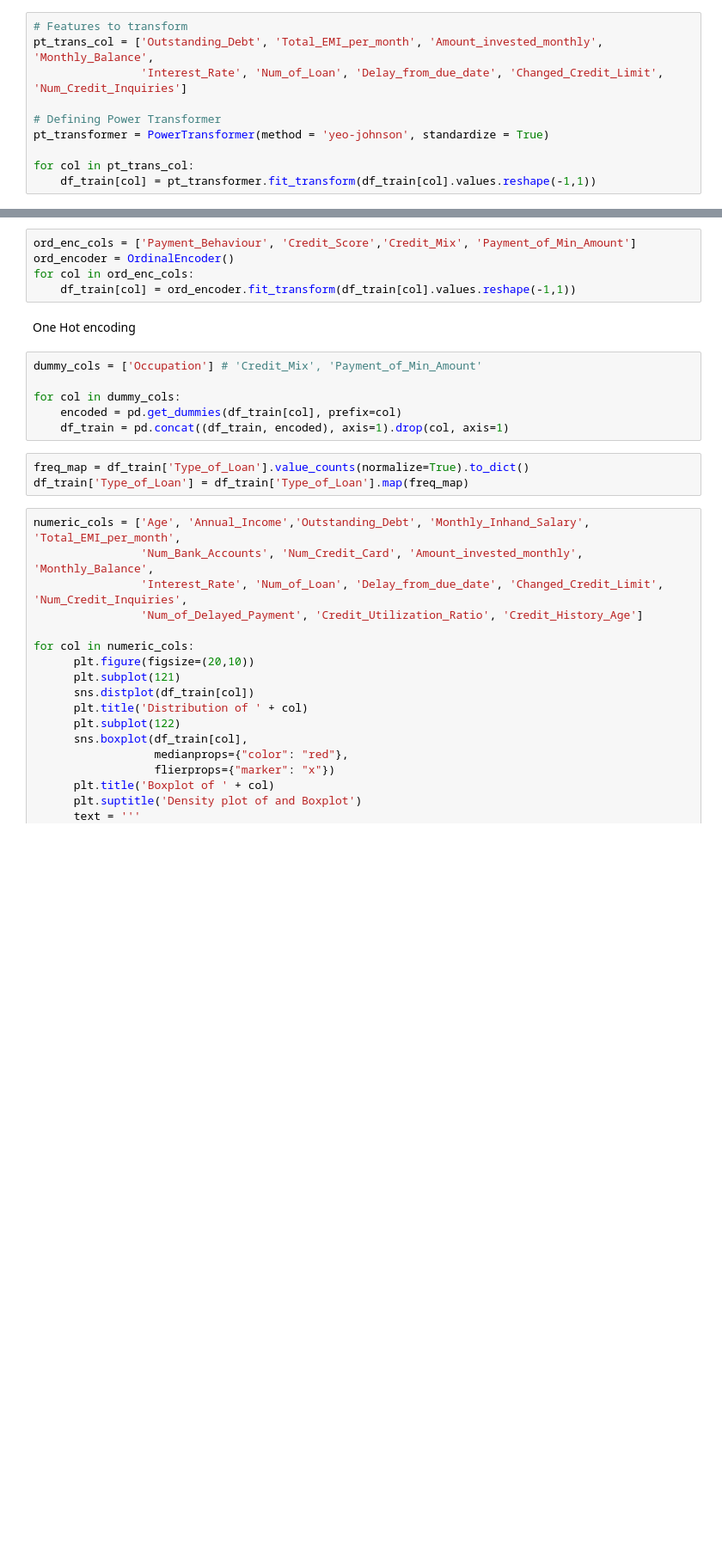
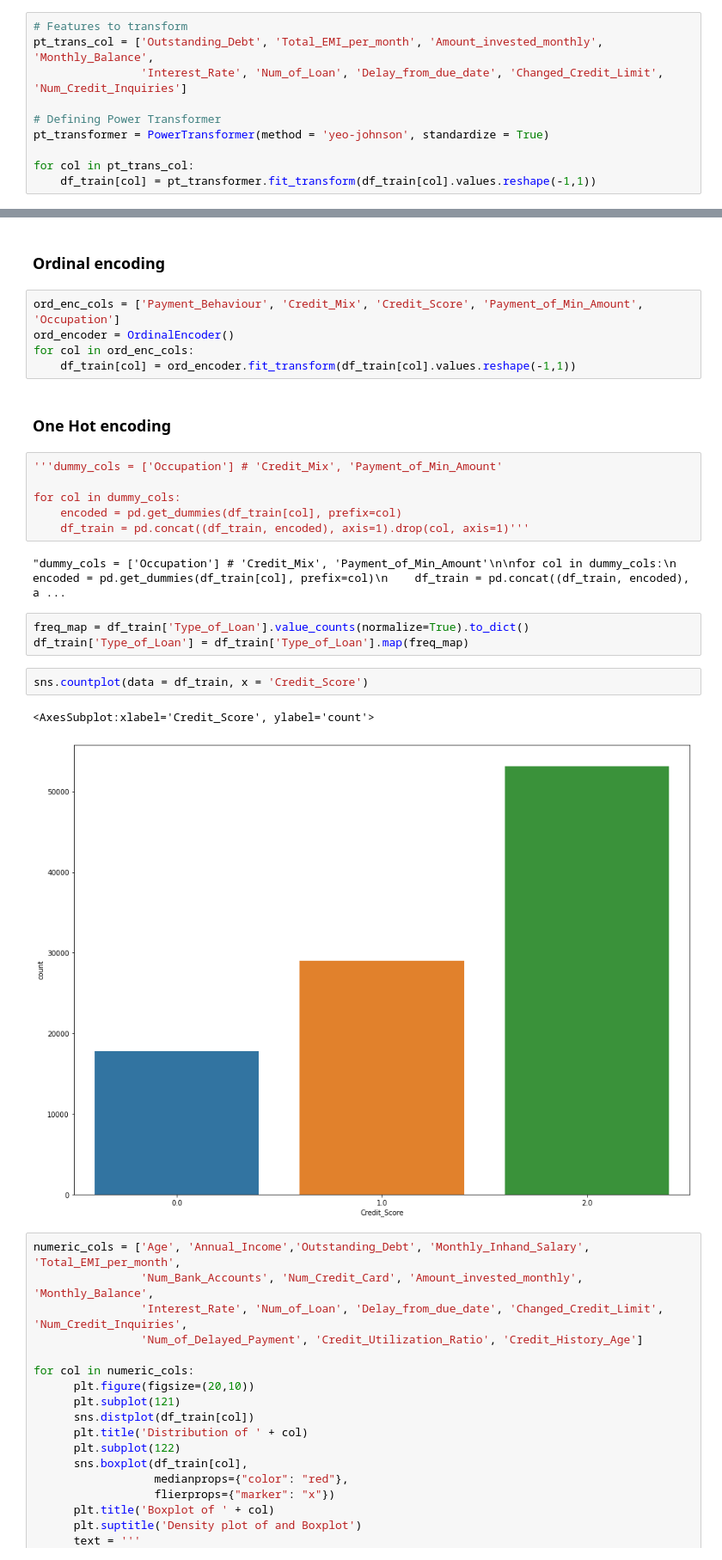
Before and after one commit to ptrGSKA/Credit_Score_Classification, a Jupyter notebook: credit_score_classification.ipynb, the cells around one changed output, grey strips where cells are left out. Shown at 86% size. Saved outputs shown, nothing was run; the diff lists cells and outputs as text; blank space fills up the shorter version.

```diff
--- a/credit_score_classification.ipynb
+++ b/credit_score_classification.ipynb
@@ -701,19 +710,28 @@ Ordinal encoding
+# %% [markdown]
+### Ordinal encoding
 # %%
-ord_enc_cols = ['Payment_Behaviour', 'Credit_Score','Credit_Mix', 'Payment_of_Min_Amount']
+ord_enc_cols = ['Payment_Behaviour', 'Credit_Mix', 'Credit_Score', 'Payment_of_Min_Amount', 'Occupation']
 ord_encoder = OrdinalEncoder()
 for col in ord_enc_cols:
     df_train[col] = ord_encoder.fit_transform(df_train[col].values.reshape(-1,1))
 # %% [markdown]
-One Hot encoding
+### One Hot encoding
 # %%
-dummy_cols = ['Occupation'] # 'Credit_Mix', 'Payment_of_Min_Amount'
+'''dummy_cols = ['Occupation'] # 'Credit_Mix', 'Payment_of_Min_Amount'
 
 for col in dummy_cols:
     encoded = pd.get_dummies(df_train[col], prefix=col)
-    df_train = pd.concat((df_train, encoded), axis=1).drop(col, axis=1)
+    df_train = pd.concat((df_train, encoded), axis=1).drop(col, axis=1)'''
+# %% [output]
+"dummy_cols = ['Occupation'] # 'Credit_Mix', 'Payment_of_Min_Amount'\n\nfor col in dummy_cols:\n    encoded = pd.get_dummies(df_train[col], prefix=col)\n    df_train = pd.concat((df_train, encoded), a ...
 # %%
 freq_map = df_train['Type_of_Loan'].value_counts(normalize=True).to_dict()
 df_train['Type_of_Loan'] = df_train['Type_of_Loan'].map(freq_map)
+# %%
+sns.countplot(data = df_train, x = 'Credit_Score')
+# %% [output]
+<AxesSubplot:xlabel='Credit_Score', ylabel='count'>
+[figure, added]
 # %%
 numeric_cols = ['Age', 'Annual_Income','Outstanding_Debt', 'Monthly_Inhand_Salary', 'Total_EMI_per_month',
                 'Num_Bank_Accounts', 'Num_Credit_Card', 'Amount_invested_monthly', 'Monthly_Balance',
```
Also changed, not shown: parts of 24 cells of this notebook, 2 other files.
